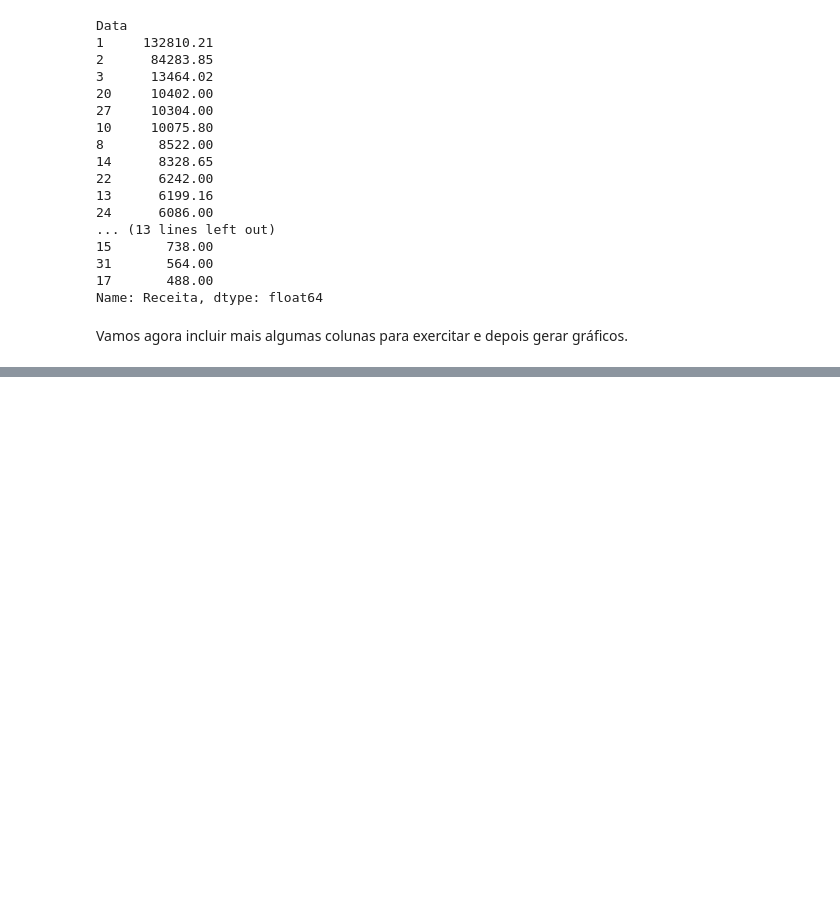
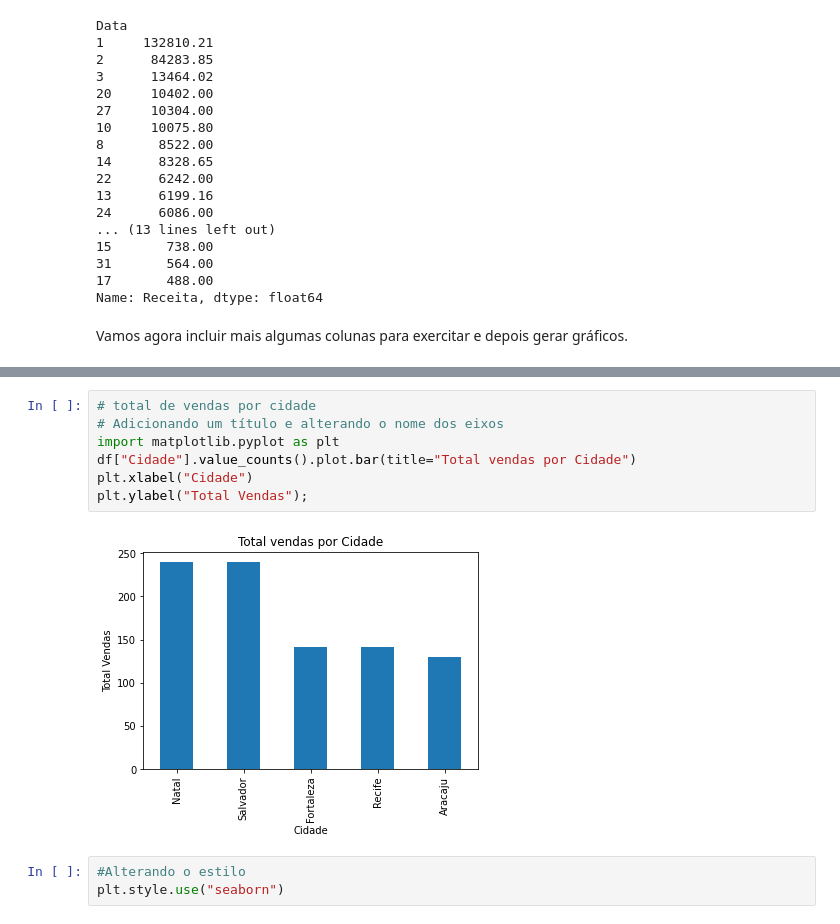
Before and after one commit to PRPAJ/dio_analise_de_dados_pandas, a Jupyter notebook: Analise_de_Dados_com_Pandas.ipynb, the cells around one changed output, grey strips where cells are left out. Saved outputs shown, nothing was run; the diff lists cells and outputs as text; blank space fills up the shorter version.

```diff
--- a/Analise_de_Dados_com_Pandas.ipynb
+++ b/Analise_de_Dados_com_Pandas.ipynb
@@ -192,0 +313,12 @@ Vamos agora incluir mais algumas colunas para exercitar e depois gerar gráficos
+# %%
+# total de vendas por cidade
+# Adicionando um título e alterando o nome dos eixos
+import matplotlib.pyplot as plt
+df["Cidade"].value_counts().plot.bar(title="Total vendas por Cidade")
+plt.xlabel("Cidade")
+plt.ylabel("Total Vendas");
+# %% [output]
+[figure, added]
+# %%
+#Alterando o estilo
+plt.style.use("seaborn")
```
Also changed, not shown: parts of 20 cells of this notebook.
